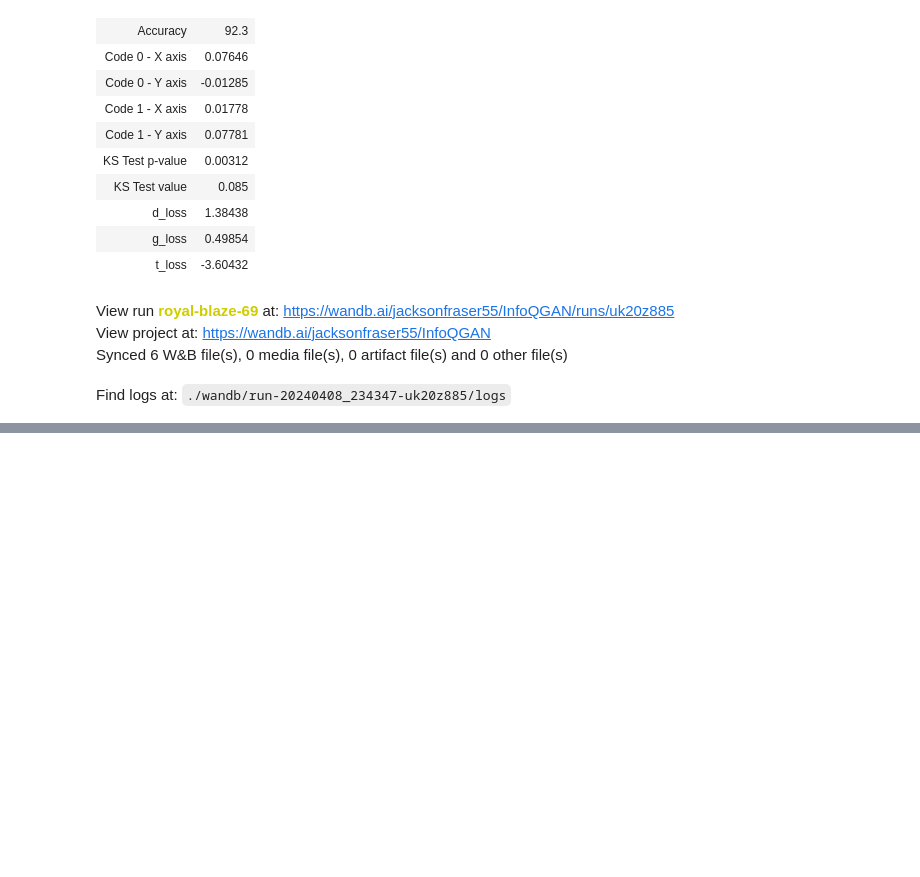
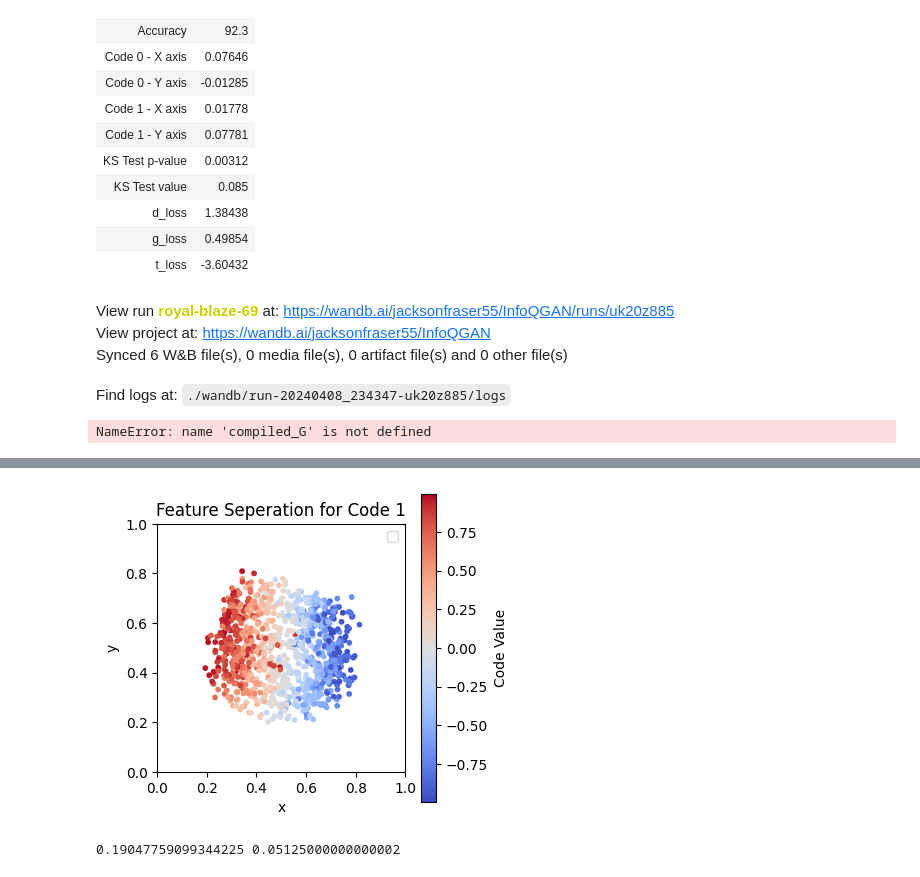
Before and after one commit to JacksonnF/InfoQGAN, a Jupyter notebook: experiments/InfoQGAN.ipynb, the cells around one changed output, grey strips where cells are left out. Saved outputs shown, nothing was run; the diff lists cells and outputs as text; code cells hidden in the pictures; blank space fills up the shorter version.

```diff
--- a/experiments/InfoQGAN.ipynb
+++ b/experiments/InfoQGAN.ipynb
@@ -344,13 +330,15 @@ View project at: https://wandb.ai/jacksonfraser55/InfoQGAN
 Synced 6 W&B file(s), 0 media file(s), 0 artifact file(s) and 0 other file(s)
 Find logs at: ./wandb/run-20240408_234347-uk20z885/logs
 # %%
-torch.save(compiled_G.state_dict(), './models/royal-elevator-68.pth')
+torch.save(compiled_G.state_dict(), './models/sage-dust-59.pth')
+# %% [output]
+NameError: name 'compiled_G' is not defined
 # %%
-rand_inp = 2*torch.rand((2000, 5))-1
-# m = Generator()
-# m.load_state_dict(torch.load('models/run_69/pval0.331949983981733.pth'))
+rand_inp = 2*torch.rand((1000, 5))-1
+m = Generator()
+m.load_state_dict(torch.load('./models/run_67/pval0.20862903252000067.pth'))
 
-gen_output = compiled_G(rand_inp)
+gen_output = m(rand_inp)
 
 x_test = gen_output[:, 0].detach().numpy()
 y_test = gen_output[:, 1].detach().numpy()
@@ -374,0 +363 @@ NameError: name 'compiled_G' is not defined
+[figure, added]
@@ -374,0 +366,4 @@ NameError: name 'compiled_G' is not defined
+# %%
+print(P, D)
+# %% [output]
+0.19047759099344225 0.05125000000000002
```
Also changed, not shown: parts of 3 cells of this notebook.
